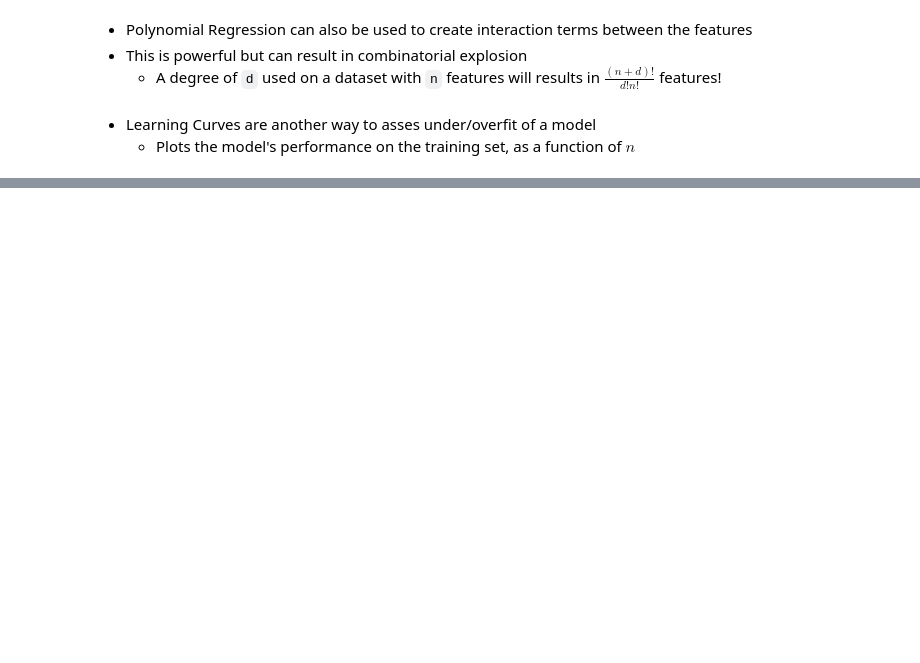
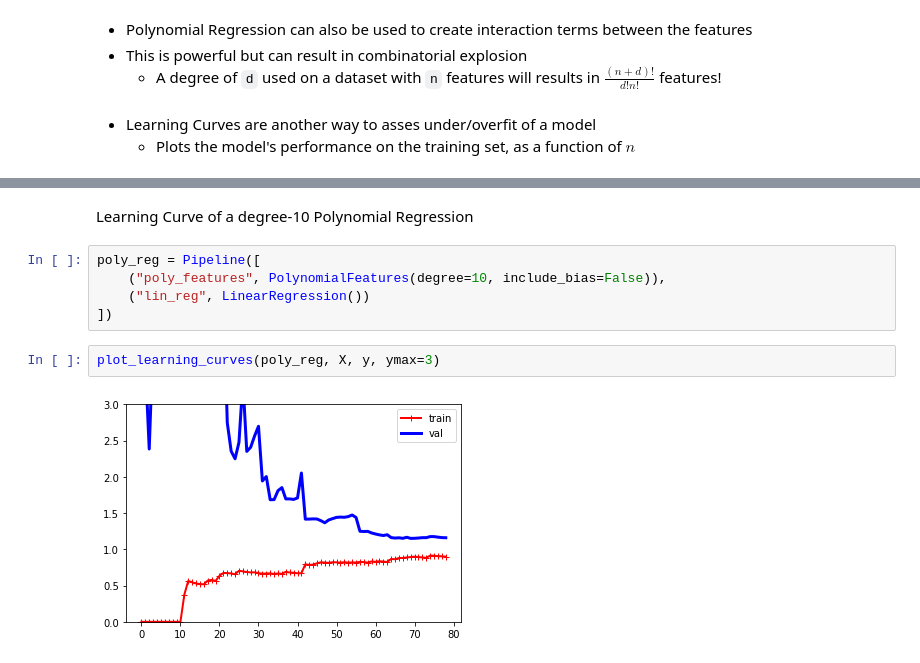
Before and after one commit to dcoxnard/handsonml_notes_solutions, a Jupyter notebook: 04_1_notes.ipynb, the cells around one changed output, grey strips where cells are left out. Cells and saved outputs as stored; diff of their text form; blank space fills up the shorter version.

```diff
--- a/04_1_notes.ipynb
+++ b/04_1_notes.ipynb
@@ -259,0 +274,11 @@ plot_learning_curves(lin_reg, X, y)
+# %% [markdown]
+Learning Curve of a degree-10 Polynomial Regression
+# %%
+poly_reg = Pipeline([
+    ("poly_features", PolynomialFeatures(degree=10, include_bias=False)),
+    ("lin_reg", LinearRegression())
+])
+# %%
+plot_learning_curves(poly_reg, X, y, ymax=3)
+# %% [output]
+[figure, added]
```
Also changed, not shown: parts of 27 cells of this notebook.
